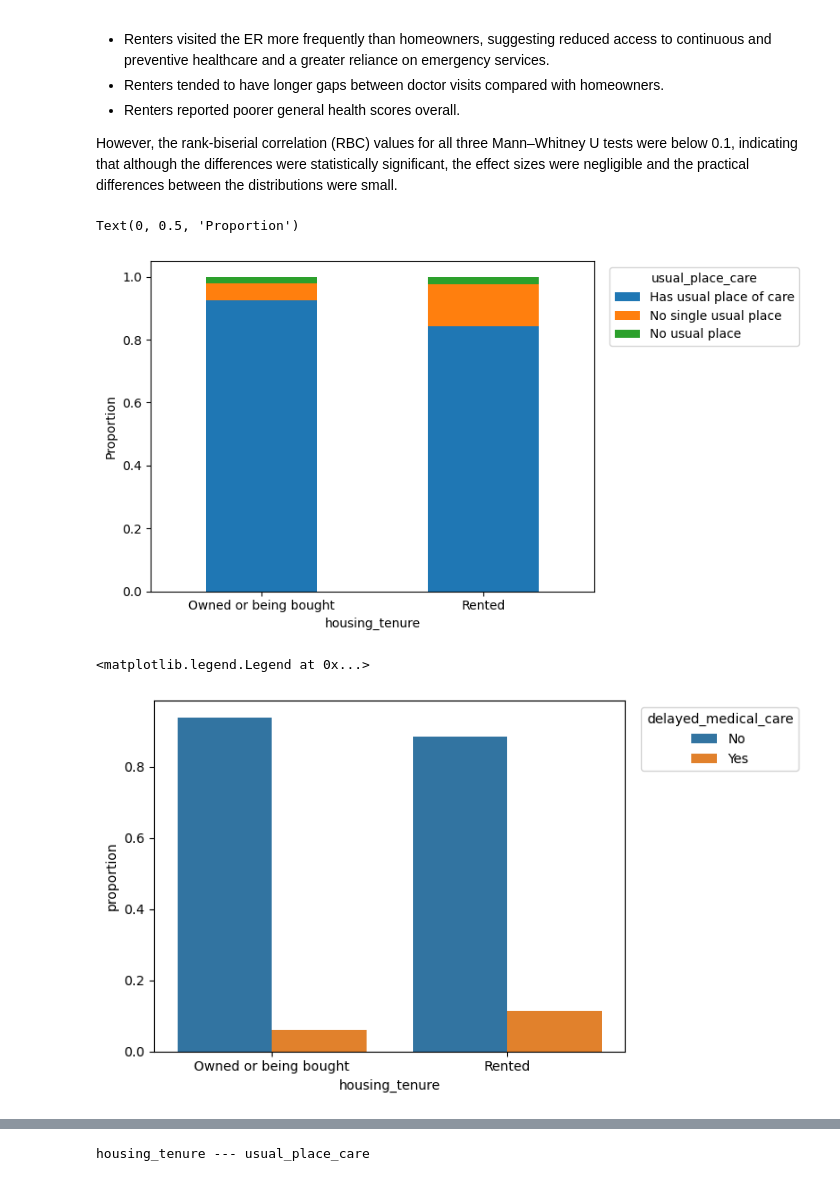
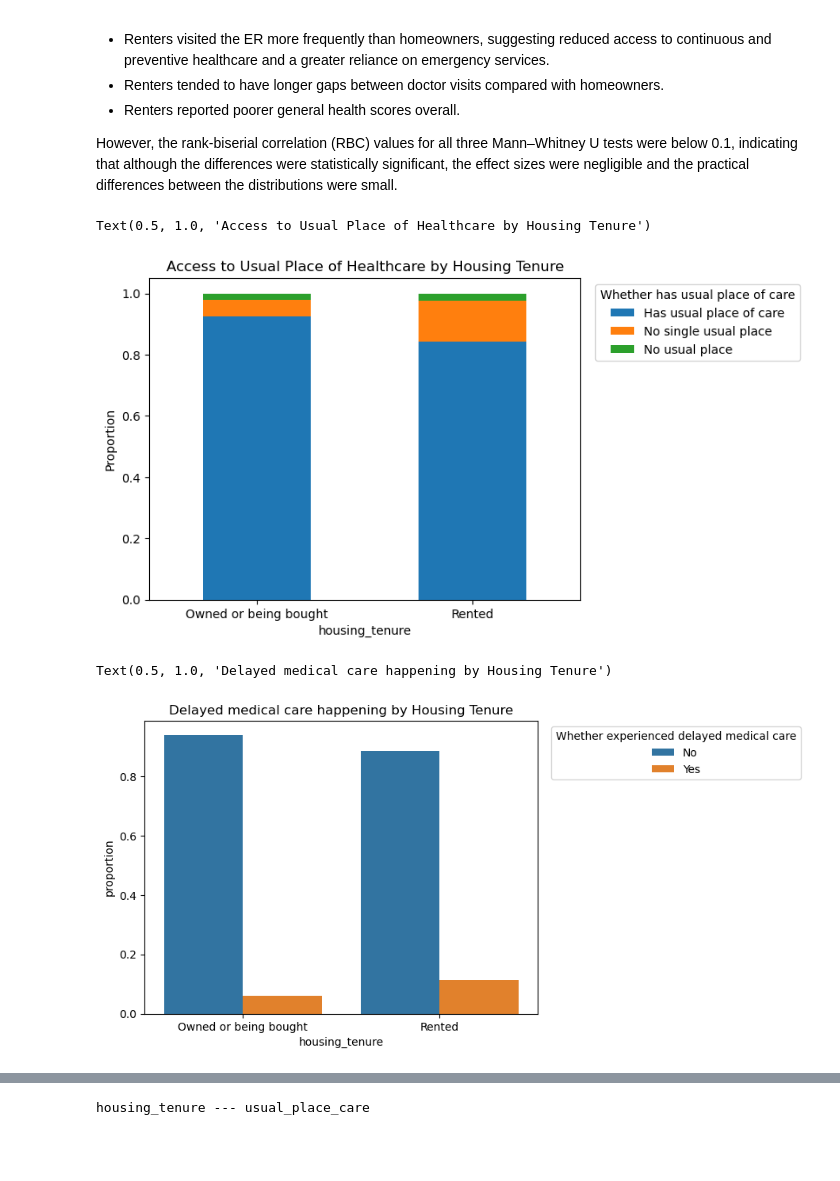
Before and after one commit to COGS108/Group-SP26-079, a Jupyter notebook: 02-EDACheckpoint.ipynb, the cells around one changed output, grey strips where cells are left out. Saved outputs shown, nothing was run; the diff lists cells and outputs as text; code cells hidden in the pictures; blank space fills up the shorter version.

```diff
--- a/02-EDACheckpoint.ipynb
+++ b/02-EDACheckpoint.ipynb
@@ -325,25 +325,27 @@ ax=tenure_usual_stacked.plot(
     stacked=True
 )
 ax.legend(
-    title='usual_place_care',
+    title='Whether has usual place of care',
     bbox_to_anchor=(1.02, 1)
 )
 ax.tick_params(axis='x', labelrotation=0)
 ax.set_ylabel('Proportion')
+plt.title('Access to Usual Place of Healthcare by Housing Tenure')
 # %% [output]
-Text(0, 0.5, 'Proportion')
+Text(0.5, 1.0, 'Access to Usual Place of Healthcare by Housing Tenure')
-[figure, old version]
+[figure, new version]
 # %%
 prop_df=data_drop_other.groupby('housing_tenure').delayed_medical_care.value_counts(normalize=True).rename('proportion').reset_index()
 prop_df['delayed_medical_care'] = (prop_df['delayed_medical_care'].map({0: 'No', 1: 'Yes'}))
 tenure_delayed_plot=sns.barplot(data=prop_df,x='housing_tenure',y='proportion',hue='delayed_medical_care')
 tenure_delayed_plot.legend(
-    title='delayed_medical_care',
+    title='Whether experienced delayed medical care',
     bbox_to_anchor=(1.02, 1)
 )
+plt.title('Delayed medical care happening by Housing Tenure')
 # %% [output]
-<matplotlib.legend.Legend at 0x...>
+Text(0.5, 1.0, 'Delayed medical care happening by Housing Tenure')
-[figure, old version]
+[figure, new version]
 # %%
 tenure_er_stacked = pd.crosstab(
     data_drop_other['housing_tenure'],
```
Also changed, not shown: parts of 4 cells of this notebook.
